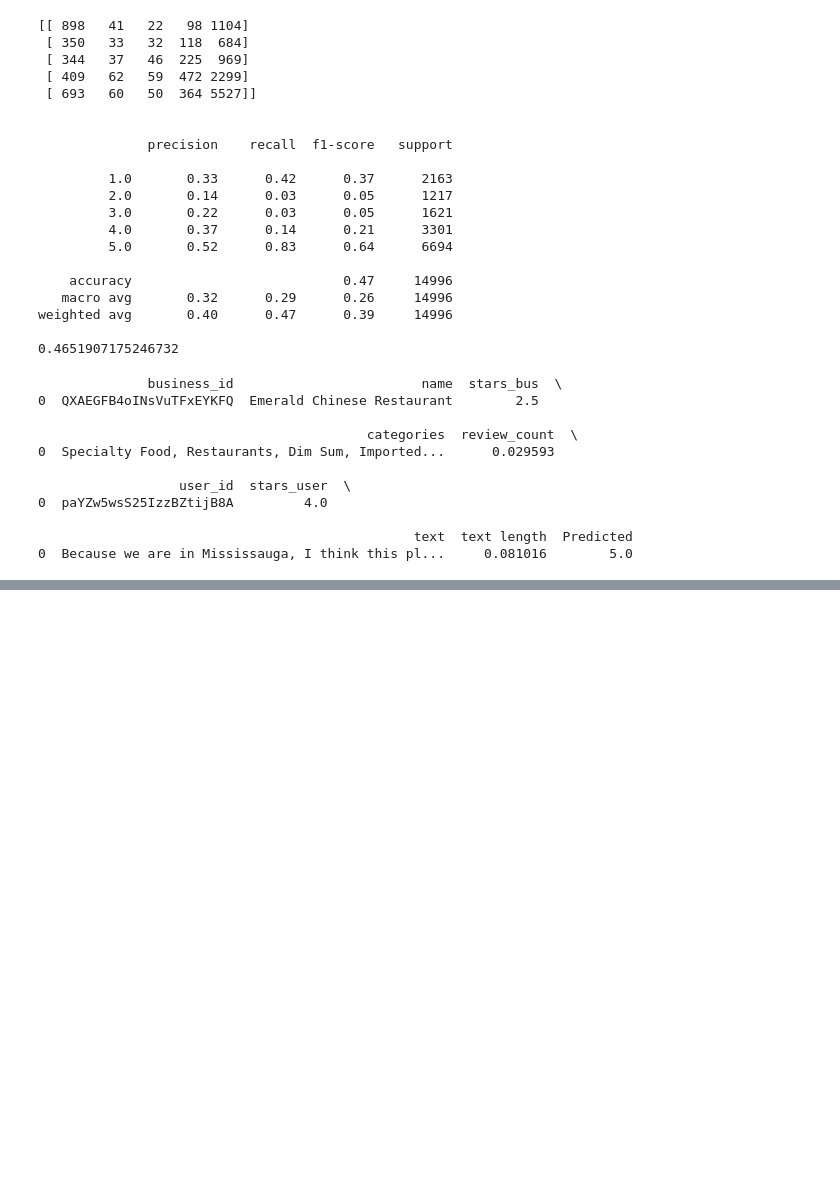
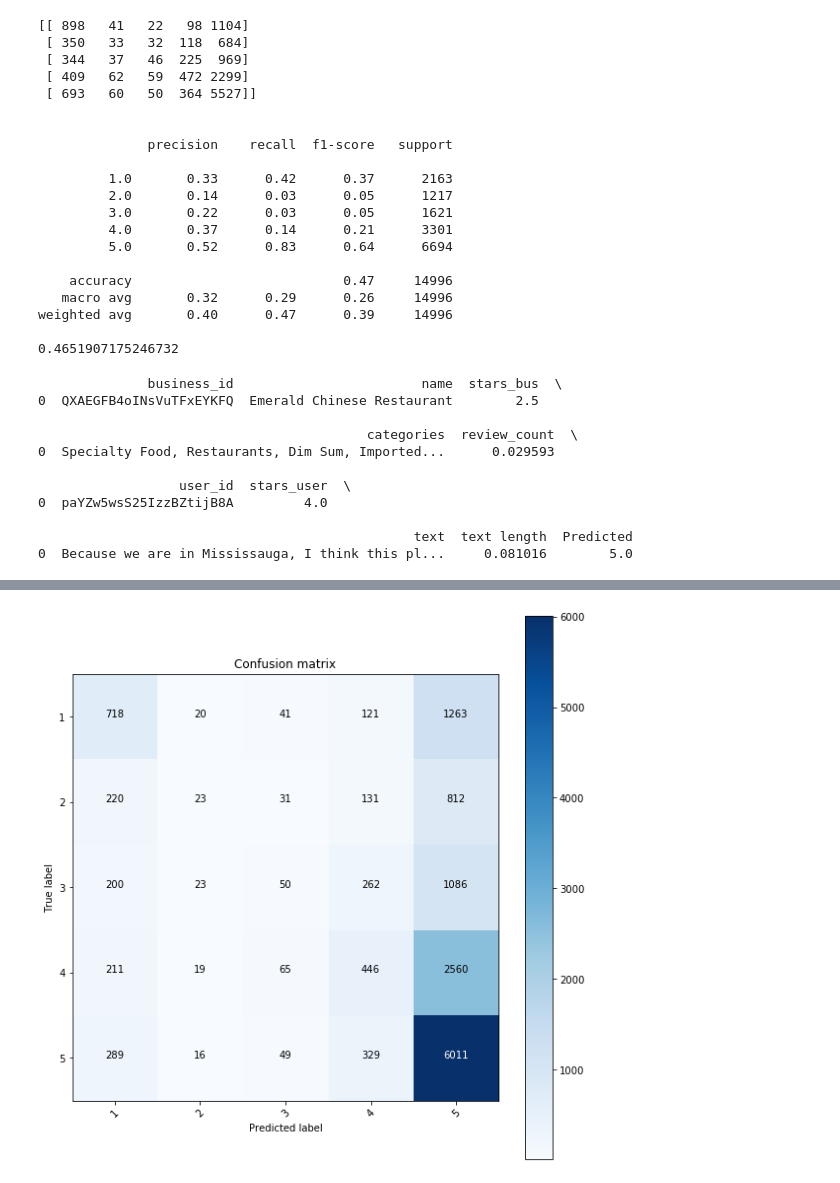
Before and after one commit to hannahbishop/474Project, a Jupyter notebook: 474Project.ipynb, the cells around one changed output, grey strips where cells are left out. Saved outputs shown, nothing was run; the diff lists cells and outputs as text; code cells hidden in the pictures; blank space fills up the shorter version.

Commit message:
pushing the back to normal version

```diff
--- a/474Project.ipynb
+++ b/474Project.ipynb
@@ -556,0 +598,12 @@ print (check_df)
+# %%
+#Note that i was unable to determine how to change the maximum number of interations allowed
+#The basis of this code was borrowed from
+#https://github.com/AmiGandhi/Yelp-User-Rating-Prediction-using-NLP-and-Naive-Bayes-algorithm-and-Restaurant-Recommender/blob/master/User_Rating_Prediction_using_NLP_and_Restaurant_Recommendation%20-%20Copy.ipynb
+
+
+from sklearn.linear_model import LogisticRegression
+model = LogisticRegression(C=0.2, dual=False)
+model = model.fit(X_train, y_train)
+preds = model.predict(X_test)
+acc = (preds==y_test).mean()
+print(f'Accuracy: {acc}')
@@ -556,0 +619,29 @@ print (check_df)
+# %%
+import itertools
+import numpy as np
+def plot_confusion_matrix(cm, classes, normalize=False, title='Confusion matrix', cmap=plt.cm.Blues):
+    if normalize:
+        cm = cm.astype('float') / cm.sum(axis=1)[:, np.newaxis]
+
+    plt.figure(figsize=(8, 8))
+    plt.imshow(cm, interpolation='nearest', cmap=cmap)
+    plt.title(title)
+    plt.colorbar()
+    tick_marks = np.arange(len(classes))
+    plt.xticks(tick_marks, classes, rotation=45)
+    plt.yticks(tick_marks, classes)
+
+    fmt = '.2f' if normalize else 'd'
+    thresh = cm.max() / 2.
+    for i, j in itertools.product(range(cm.shape[0]), range(cm.shape[1])):
+        plt.text(j, i, format(cm[i, j], fmt),
+                 horizontalalignment="center",
+                 color="white" if cm[i, j] > thresh else "black")
+
+    plt.tight_layout()
+    plt.ylabel('True label')
+    plt.xlabel('Predicted label')
+# %%
+plot_confusion_matrix(confusion_matrix(y_test, preds.T), classes=['1', '2','3','4','5'], title='Confusion matrix')
+# %% [output]
+[figure, added]
```
Also changed, not shown: parts of 9 cells of this notebook.
